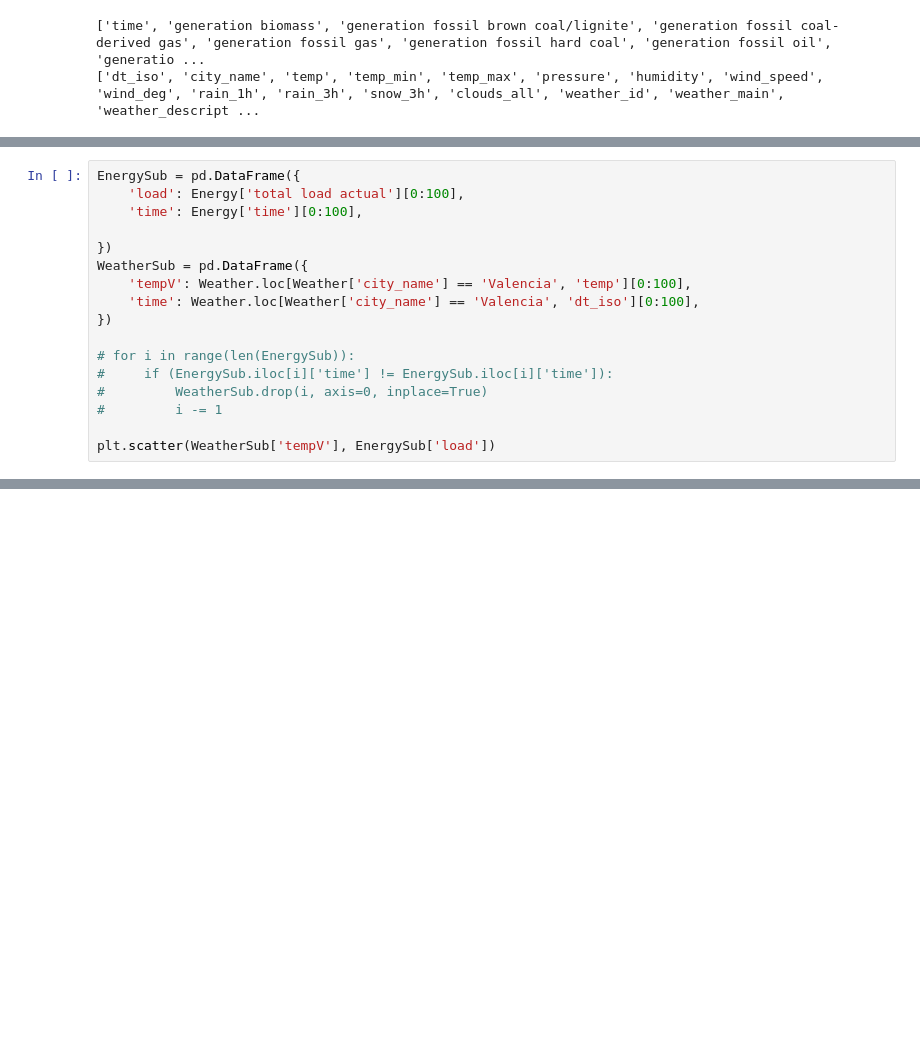
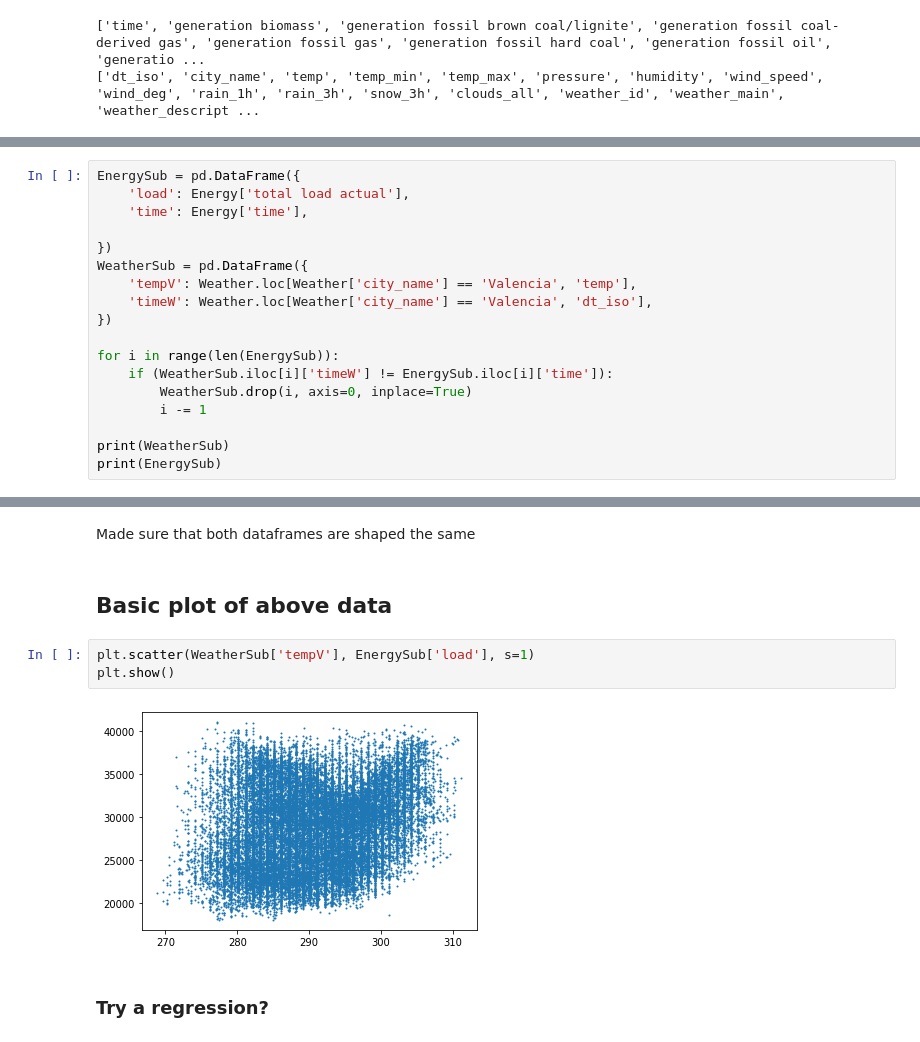
Before and after one commit to LunarZephyr/ECS171_Project, a Jupyter notebook: AmeyaEDA/pairplots.ipynb, the cells around one changed output, grey strips where cells are left out. Cells and saved outputs as stored; diff of their text form; blank space fills up the shorter version.

```diff
--- a/AmeyaEDA/pairplots.ipynb
+++ b/AmeyaEDA/pairplots.ipynb
@@ -17,18 +21,19 @@ print(list(Weather.keys()))
 # %%
 EnergySub = pd.DataFrame({
-    'load': Energy['total load actual'][0:100],
-    'time': Energy['time'][0:100],
+    'load': Energy['total load actual'],
+    'time': Energy['time'],
 
 })
 WeatherSub = pd.DataFrame({
-    'tempV': Weather.loc[Weather['city_name'] == 'Valencia', 'temp'][0:100],
-    'time': Weather.loc[Weather['city_name'] == 'Valencia', 'dt_iso'][0:100],
+    'tempV': Weather.loc[Weather['city_name'] == 'Valencia', 'temp'],
+    'timeW': Weather.loc[Weather['city_name'] == 'Valencia', 'dt_iso'],
 })
 
-# for i in range(len(EnergySub)):
-#     if (EnergySub.iloc[i]['time'] != EnergySub.iloc[i]['time']):
-#         WeatherSub.drop(i, axis=0, inplace=True)
-#         i -= 1
+for i in range(len(EnergySub)):
+    if (WeatherSub.iloc[i]['timeW'] != EnergySub.iloc[i]['time']):
+        WeatherSub.drop(i, axis=0, inplace=True)
+        i -= 1
 
-plt.scatter(WeatherSub['tempV'], EnergySub['load'])
+print(WeatherSub)
+print(EnergySub)
 # %% [output]
@@ -36,0 +57,11 @@ plt.scatter(WeatherSub['tempV'], EnergySub['load'])
+# %% [markdown]
+Made sure that both dataframes are shaped the same
+# %% [markdown]
+## Basic plot of above data
+# %%
+plt.scatter(WeatherSub['tempV'], EnergySub['load'], s=1)
+plt.show()
+# %% [output]
+[figure, added]
+# %% [markdown]
+### Try a regression?
```
Also changed, not shown: parts of 2 cells of this notebook, 1 other file.
